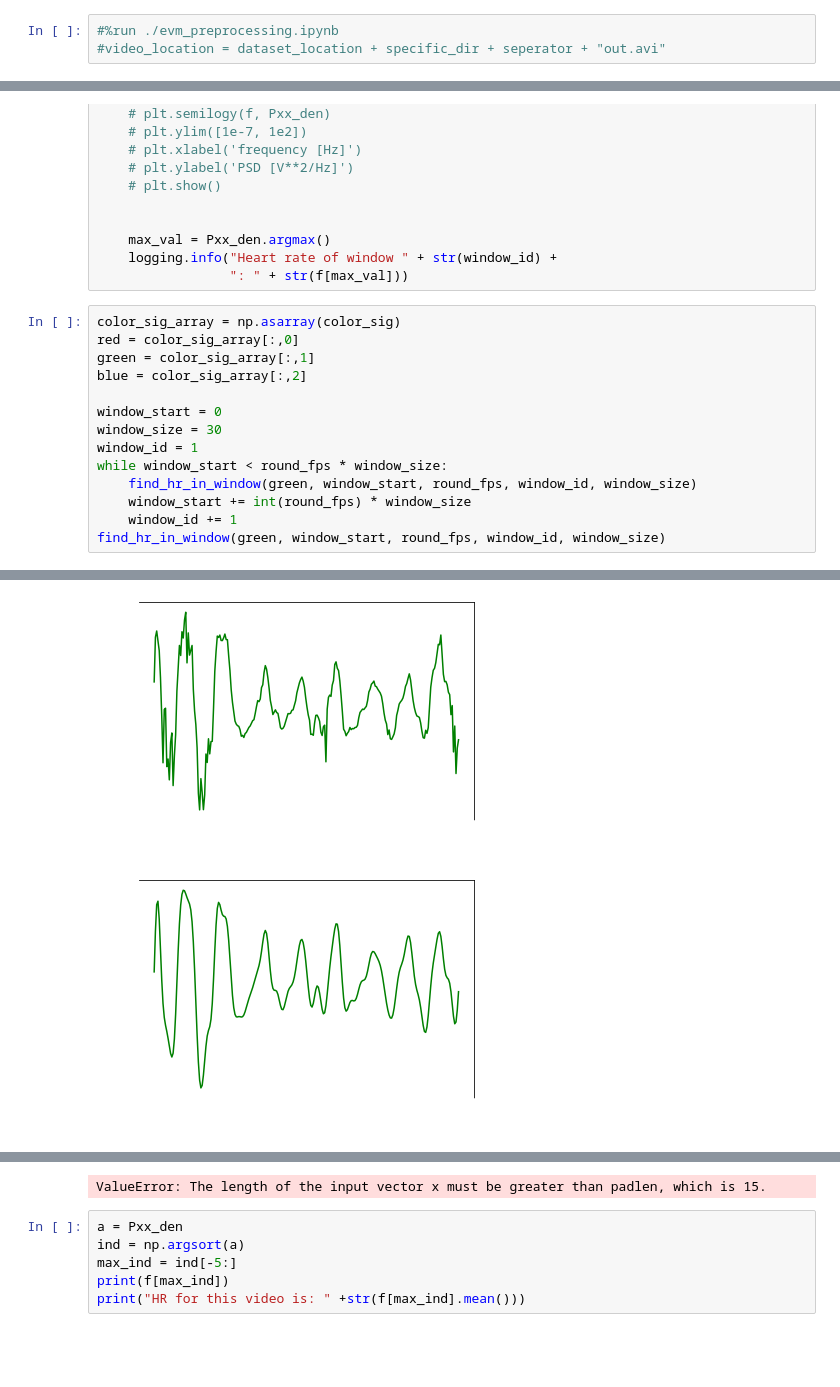
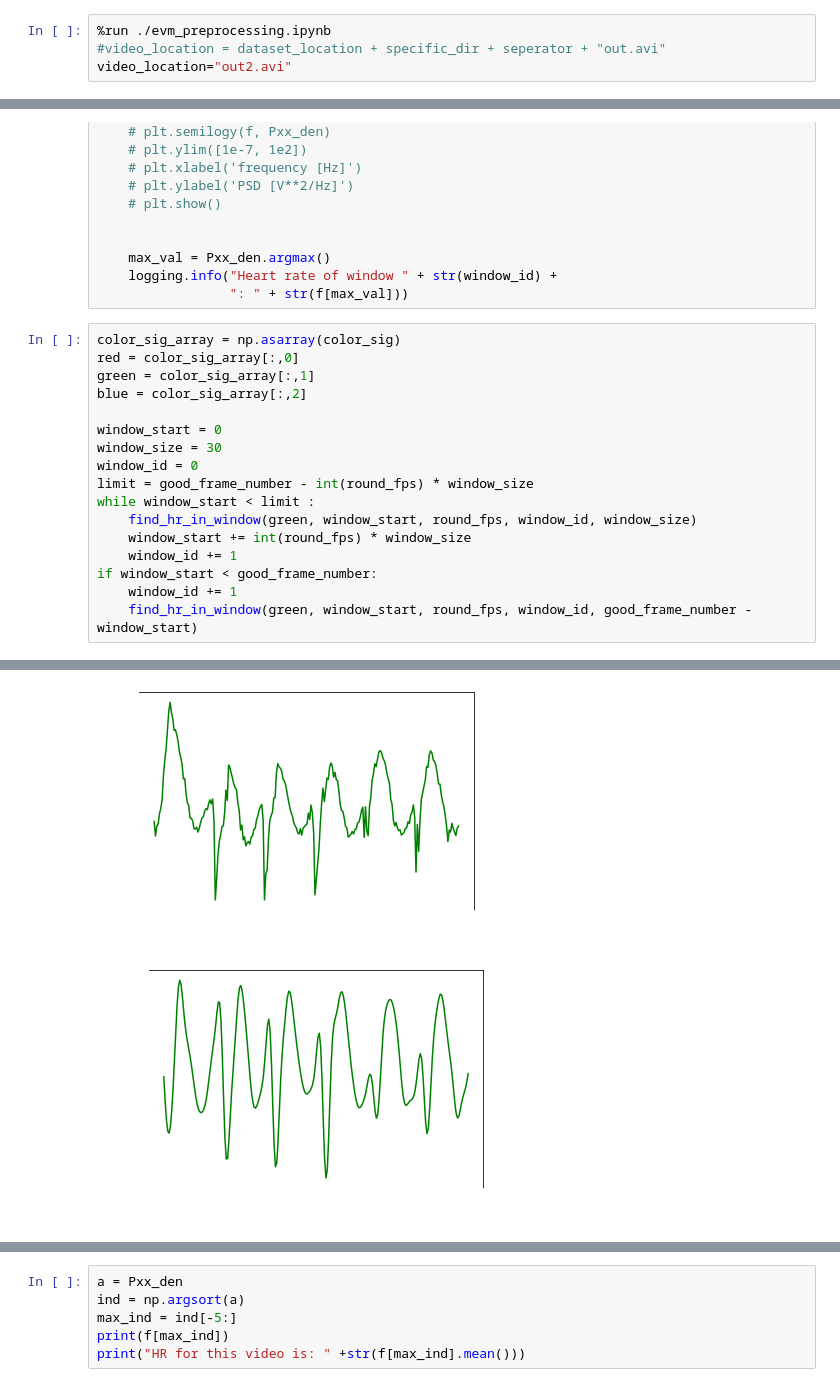
Before and after one commit to eyalgolan/KOIOS, a Jupyter notebook: basicEngine.ipynb, the cells around one changed output, grey strips where cells are left out. Drawn from its saved outputs; the diff is of its cells as text; blank space fills up the shorter version.

Commit message:
fix window issue

```diff
--- a/basicEngine.ipynb
+++ b/basicEngine.ipynb
@@ -32,8 +30,9 @@ video_location = "face_magnified.mp4"
 # %% [markdown]
 ## running evm pre-processing
 # %%
-#%run ./evm_preprocessing.ipynb
+%run ./evm_preprocessing.ipynb
 #video_location = dataset_location + specific_dir + seperator + "out.avi"
+video_location="out2.avi"
 # %% [markdown]
 #### Detecting the face landmarks and parsing the ROI
 # %%
@@ -267,10 +248,13 @@ blue = color_sig_array[:,2]
 
 window_start = 0
 window_size = 30
-window_id = 1
-while window_start < round_fps * window_size:
+window_id = 0
+limit = good_frame_number - int(round_fps) * window_size
+while window_start < limit :
     find_hr_in_window(green, window_start, round_fps, window_id, window_size)
     window_start += int(round_fps) * window_size
     window_id += 1
-find_hr_in_window(green, window_start, round_fps, window_id, window_size)
+if window_start < good_frame_number:
+    window_id += 1
+    find_hr_in_window(green, window_start, round_fps, window_id, good_frame_number - window_start)
 # %% [output]
@@ -278,2 +262,2 @@ find_hr_in_window(green, window_start, round_fps, window_id, window_size)
-[figure, old version]
+[figure, new version]
-[figure, old version]
+[figure, new version]
@@ -284,4 +266,3 @@ find_hr_in_window(green, window_start, round_fps, window_id, window_size)
-ValueError: The length of the input vector x must be greater than padlen, which is 15.
 # %%
 a = Pxx_den
 ind = np.argsort(a)
```
Also changed, not shown: parts of 4 cells of this notebook, 1 other file.
